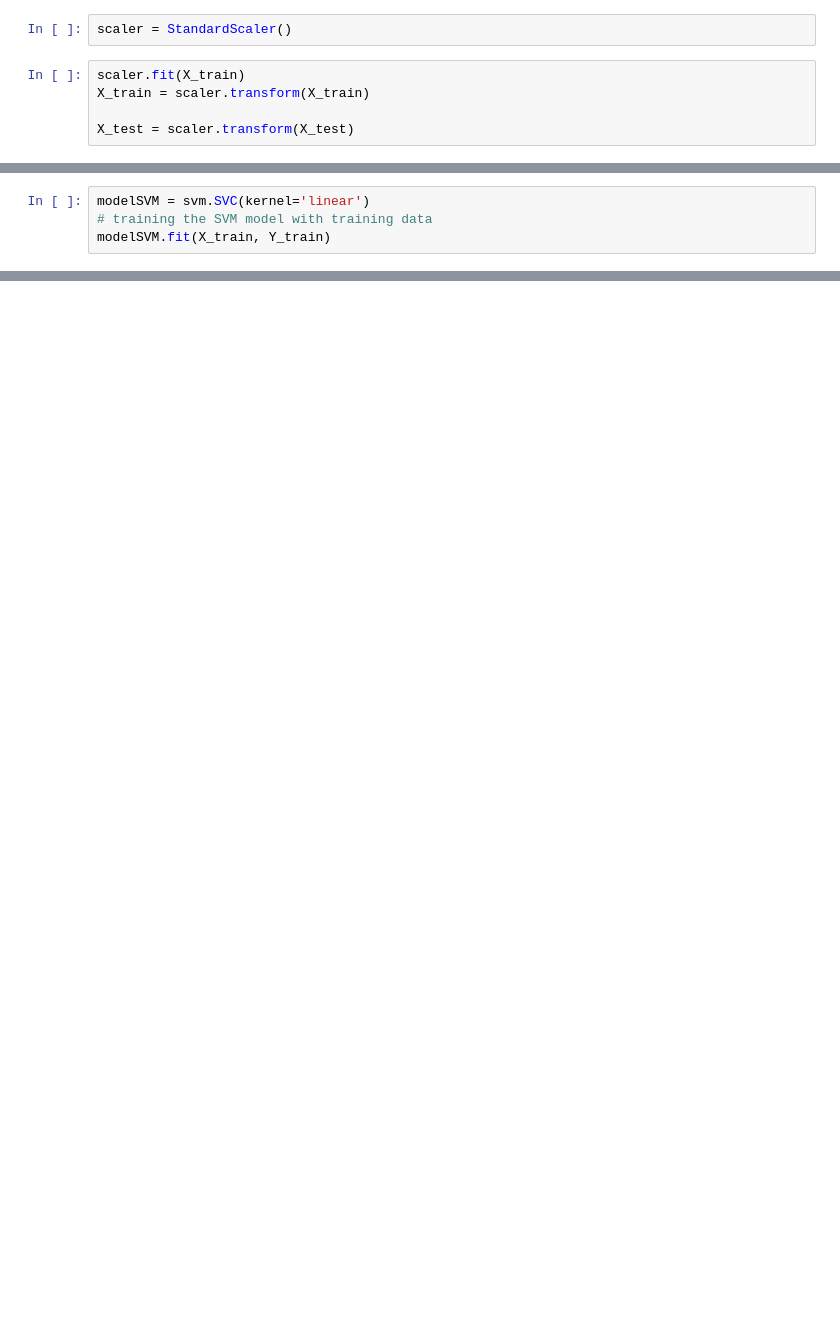
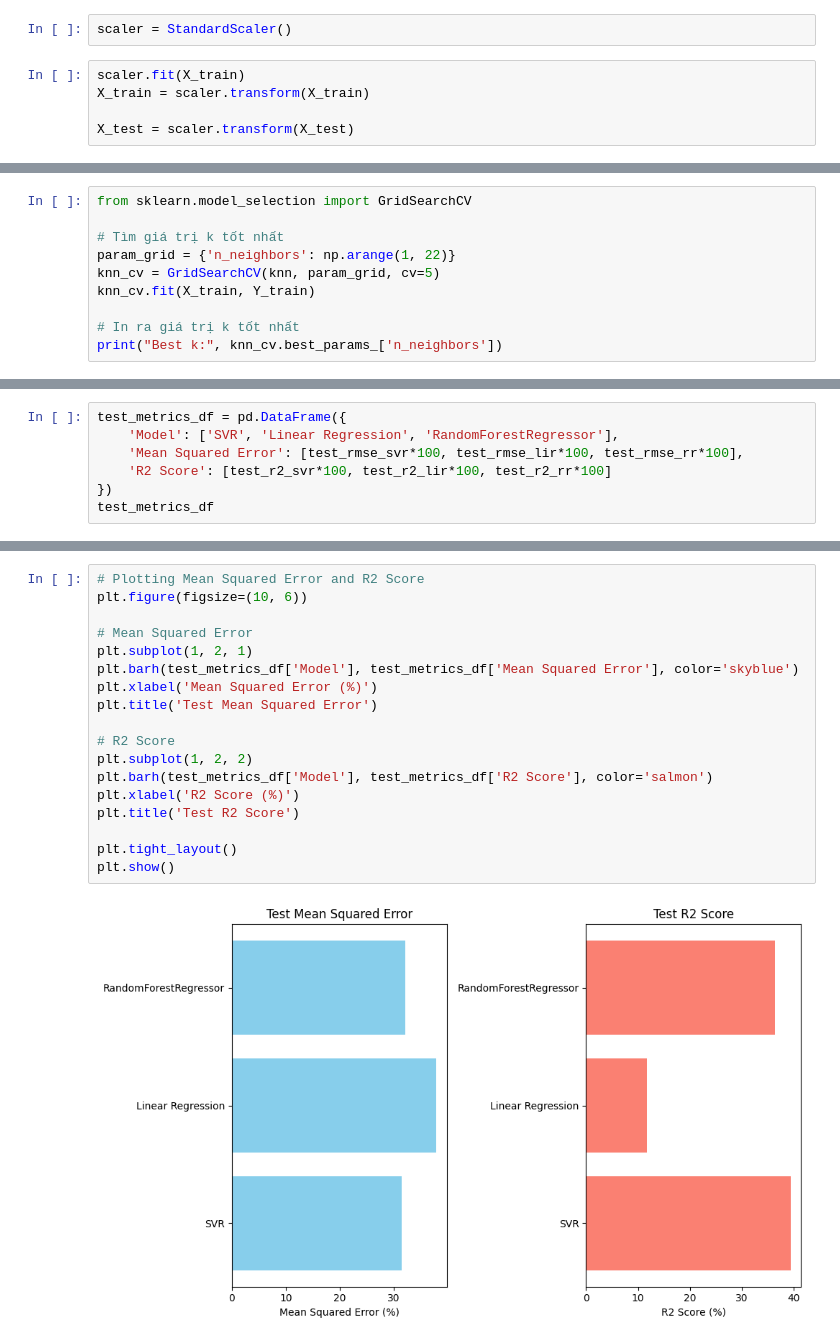
Before and after one commit to bao2206/Final-machine-learning, a Jupyter notebook: final.ipynb, the cells around one changed output, grey strips where cells are left out. Saved outputs shown, nothing was run; the diff lists cells and outputs as text; blank space fills up the shorter version.

```diff
--- a/final.ipynb
+++ b/final.ipynb
@@ -154,4 +173,0 @@ SVM Model
-# %%
-modelSVM = svm.SVC(kernel='linear')
-# training the SVM model with training data
-modelSVM.fit(X_train, Y_train)
@@ -386,0 +249,10 @@ Accuracy: 0.8461538461538461
+# %%
+from sklearn.model_selection import GridSearchCV
+
+# Tìm giá trị k tốt nhất
+param_grid = {'n_neighbors': np.arange(1, 22)}
+knn_cv = GridSearchCV(knn, param_grid, cv=5)
+knn_cv.fit(X_train, Y_train)
+
+# In ra giá trị k tốt nhất
+print("Best k:", knn_cv.best_params_['n_neighbors'])
@@ -386,0 +536,7 @@ Accuracy: 0.8461538461538461
+# %%
+test_metrics_df = pd.DataFrame({
+    'Model': ['SVR', 'Linear Regression', 'RandomForestRegressor'],
+    'Mean Squared Error': [test_rmse_svr*100, test_rmse_lir*100, test_rmse_rr*100],
+    'R2 Score': [test_r2_svr*100, test_r2_lir*100, test_r2_rr*100]
+})
+test_metrics_df
@@ -386,0 +548,20 @@ Accuracy: 0.8461538461538461
+# %%
+# Plotting Mean Squared Error and R2 Score
+plt.figure(figsize=(10, 6))
+
+# Mean Squared Error
+plt.subplot(1, 2, 1)
+plt.barh(test_metrics_df['Model'], test_metrics_df['Mean Squared Error'], color='skyblue')
+plt.xlabel('Mean Squared Error (%)')
+plt.title('Test Mean Squared Error')
+
+# R2 Score
+plt.subplot(1, 2, 2)
+plt.barh(test_metrics_df['Model'], test_metrics_df['R2 Score'], color='salmon')
+plt.xlabel('R2 Score (%)')
+plt.title('Test R2 Score')
+
+plt.tight_layout()
+plt.show()
+# %% [output]
+[figure, added]
```
Also changed, not shown: parts of 66 cells of this notebook.
